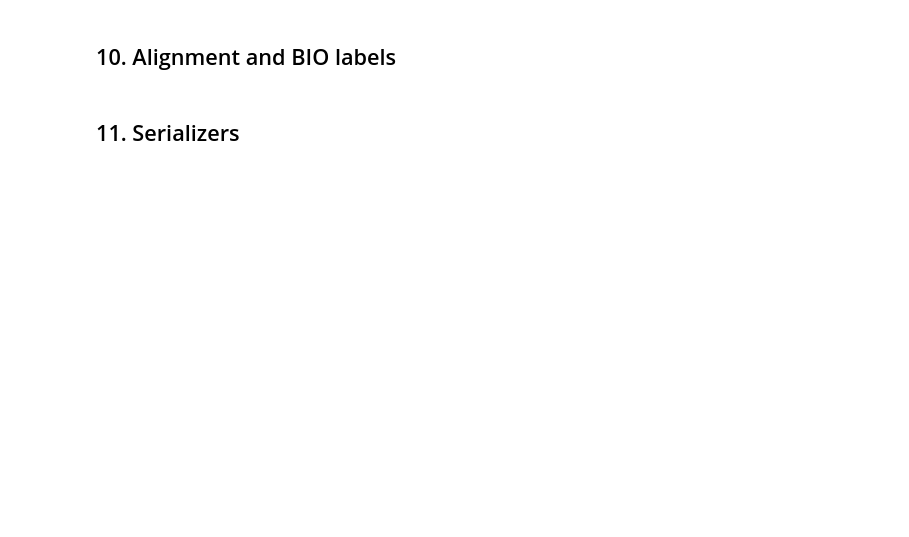
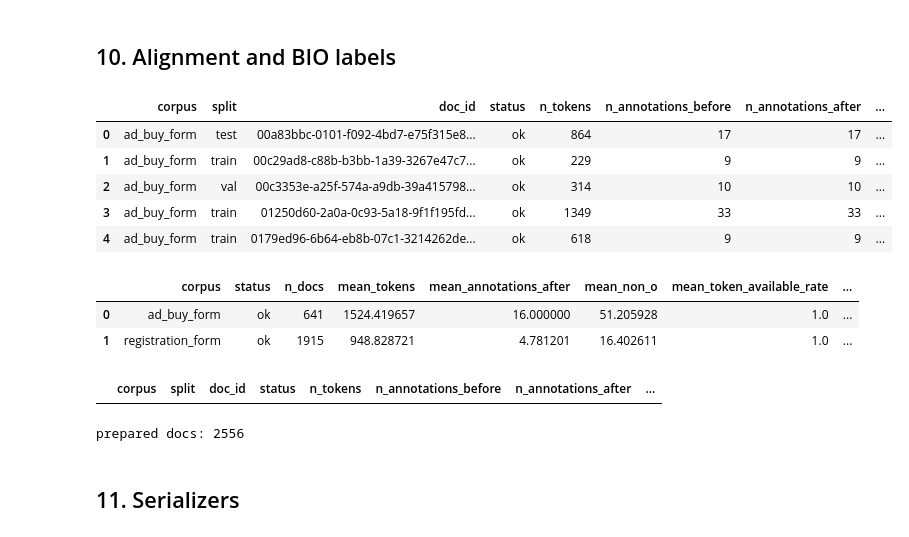
Before and after one commit to iosifidisvasileios/serialization-strategies, a Jupyter notebook: dataset_serialization_VRDU.ipynb, the cells around one changed output. Drawn from its saved outputs; the diff is of its cells as text; code cells hidden in the pictures; blank space fills up the shorter version.

```diff
--- a/dataset_serialization_VRDU.ipynb
+++ b/dataset_serialization_VRDU.ipynb
@@ -918,6 +1279,25 @@ for doc in tqdm(docs, desc="align"):
         )
 
         token_labels = labeled.metadata["token_labels"]
+
+        if corpus == "ad_buy_form":
+            invalid_token_labels = sorted({
+                str(label)
+                for label in token_labels
+                if (
+                    label not in {"O", IGNORE_LABEL, str(IGNORE_LABEL)}
+                    and (
+                        not str(label).startswith(("B-", "I-"))
+                        or str(label)[2:] not in AD_BUY_FORM_CANONICAL_FIELDS
+                    )
+                )
+            })
+            if invalid_token_labels:
+                raise ValueError(
+                    "Non-canonical ad_buy_form token labels after alignment: "
+                    f"{invalid_token_labels}"
+                )
+
         prepared_docs.append(labeled)
 
         alignment_rows.append({
@@ -942,33 +1322,45 @@ for doc in tqdm(docs, desc="align"):
             "doc_id": doc.doc_id,
             "status": "error",
             "n_tokens": len(doc.tokens),
             "n_annotations_before": len(doc.annotations or []),
             "n_annotations_after": None,
             "n_non_o_token_labels": None,
             "token_available_rate": None,
             "strict_match_rate": None,
             "loose_value_match_rate": None,
             "error": short_error(e),
         })
 
 alignment_df = pd.DataFrame(alignment_rows)
 
 display(alignment_df.head())
 display(
     alignment_df.groupby(["corpus", "status"])
     .agg(
         n_docs=("doc_id", "count"),
         mean_tokens=("n_tokens", "mean"),
         mean_annotations_after=("n_annotations_after", "mean"),
         mean_non_o=("n_non_o_token_labels", "mean"),
         mean_token_available_rate=("token_available_rate", "mean"),
         mean_loose_value_match_rate=("loose_value_match_rate", "mean"),
     )
     .reset_index()
 )
 display(alignment_df[alignment_df["status"] == "error"].head(50))
 
 print("prepared docs:", len(prepared_docs))
+# %% [output]
+|  | corpus | split | doc_id | status | n_tokens | n_annotations_before | n_annotations_after | ... |
+| 0 | ad_buy_form | test | 00a83bbc-0101-f092-4bd7-e75f315e8... | ok | 864 | 17 | 17 | ... |
+| 1 | ad_buy_form | train | 00c29ad8-c88b-b3bb-1a39-3267e47c7... | ok | 229 | 9 | 9 | ... |
+| 2 | ad_buy_form | val | 00c3353e-a25f-574a-a9db-39a415798... | ok | 314 | 10 | 10 | ... |
+| 3 | ad_buy_form | train | 01250d60-2a0a-0c93-5a18-9f1f195fd... | ok | 1349 | 33 | 33 | ... |
+| 4 | ad_buy_form | train | 0179ed96-6b64-eb8b-07c1-3214262de... | ok | 618 | 9 | 9 | ... |
+|  | corpus | status | n_docs | mean_tokens | mean_annotations_after | mean_non_o | mean_token_available_rate | ... |
+| 0 | ad_buy_form | ok | 641 | 1524.419657 | 16.000000 | 51.205928 | 1.0 | ... |
+| 1 | registration_form | ok | 1915 | 948.828721 | 4.781201 | 16.402611 | 1.0 | ... |
+|  | corpus | split | doc_id | status | n_tokens | n_annotations_before | n_annotations_after | ... |
+prepared docs: 2556
 # %% [markdown]
 ## 11. Serializers
 # %%
```
Also changed, not shown: parts of 12 cells of this notebook, 9 other files.
